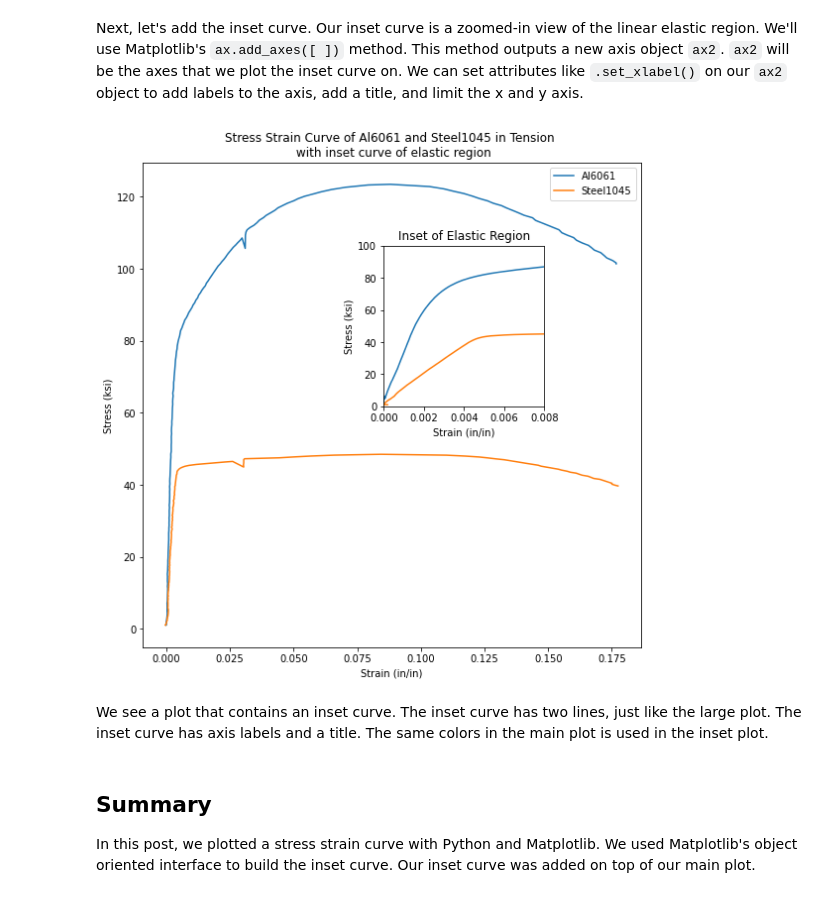
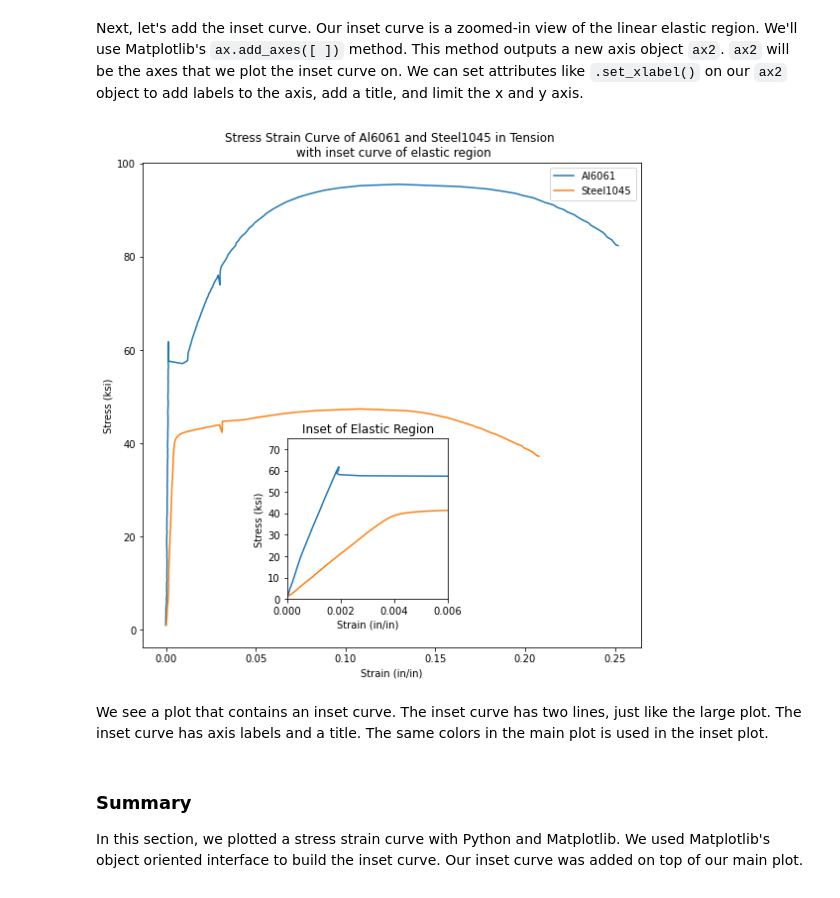
Before and after one commit to ProfessorKazarinoff/Engineering-Materials-Programming, a Jupyter notebook: _sources/07-Mechanical-Properties/stress_strain_curve_with_inset_elastic_region.ipynb, the cells around one changed output. Drawn from its saved outputs; the diff is of its cells as text; code cells hidden in the pictures.

````diff
--- a/_sources/07-Mechanical-Properties/stress_strain_curve_with_inset_elastic_region.ipynb
+++ b/_sources/07-Mechanical-Properties/stress_strain_curve_with_inset_elastic_region.ipynb
@@ -77,7 +80,7 @@
 Next, we will read in the two .xls data files using Pandas ```pd.read_excel()``` function. The result is two Pandas dataframes ```steel_df``` and ```al_df```.
 # %%
-steel_df = pd.read_excel("aluminum6061.xls")
-al_df = pd.read_excel("steel1045.xls")
+steel_df = pd.read_excel("Al60601_raw_data.xls")
+al_df = pd.read_excel("Steel1018_raw_data.xls")
 # %% [output]
 WARNING *** OLE2 inconsistency: SSCS size is 0 but SSAT size is non-zero
 WARNING *** OLE2 inconsistency: SSCS size is 0 but SSAT size is non-zero
@@ -167,30 +170,30 @@ Next, let's  add the inset curve. Our inset curve is a zoomed-in view of the lin
 # %%
 fig, ax1 = plt.subplots()
 fig.set_size_inches([9,9])
 
 ax1.plot(strain_al_plastic,stress_al,strain_steel_plastic,stress_steel)
 ax1.legend(['Al6061','Steel1045'])
 ax1.set_xlabel('Strain (in/in)')
 ax1.set_ylabel('Stress (ksi)')
 ax1.set_title('Stress Strain Curve of Al6061 and Steel1045 in Tension \n with inset curve of elastic region')
 
-left, bottom, width, height = [0.5, 0.5, 0.25, 0.25]
+left, bottom, width, height = [0.35, 0.2, 0.25, 0.25]
 ax2 = fig.add_axes([left, bottom, width, height])
 ax2.plot(strain_al_elastic,stress_al,strain_steel_elastic, stress_steel)
 ax2.set_xlabel('Strain (in/in)')
 ax2.set_ylabel('Stress (ksi)')
 ax2.set_title('Inset of Elastic Region')
-ax2.set_xlim([0,0.008])
-ax2.set_ylim([0,100])
+ax2.set_xlim([0,0.006])
+ax2.set_ylim([0,75])
 
 fig.savefig('stress_strain_curve_with_inset.png')
 
 plt.show()
 # %% [output]
-[figure, old version]
+[figure, new version]
 # %% [markdown]
 We see a plot that contains an inset curve. The inset curve has two lines, just like the large plot. The inset curve has axis labels and a title. The same colors in the main plot is used in the inset plot.
 # %% [markdown]
-## Summary
+### Summary
 
-In this post, we plotted a stress strain curve with Python and Matplotlib. We used Matplotlib's object oriented interface to build the inset curve. Our inset curve was added on top of our main plot.
+In this section, we plotted a stress strain curve with Python and Matplotlib. We used Matplotlib's object oriented interface to build the inset curve. Our inset curve was added on top of our main plot.
````
Also changed, not shown: parts of 12 cells of this notebook, 39 other files.
